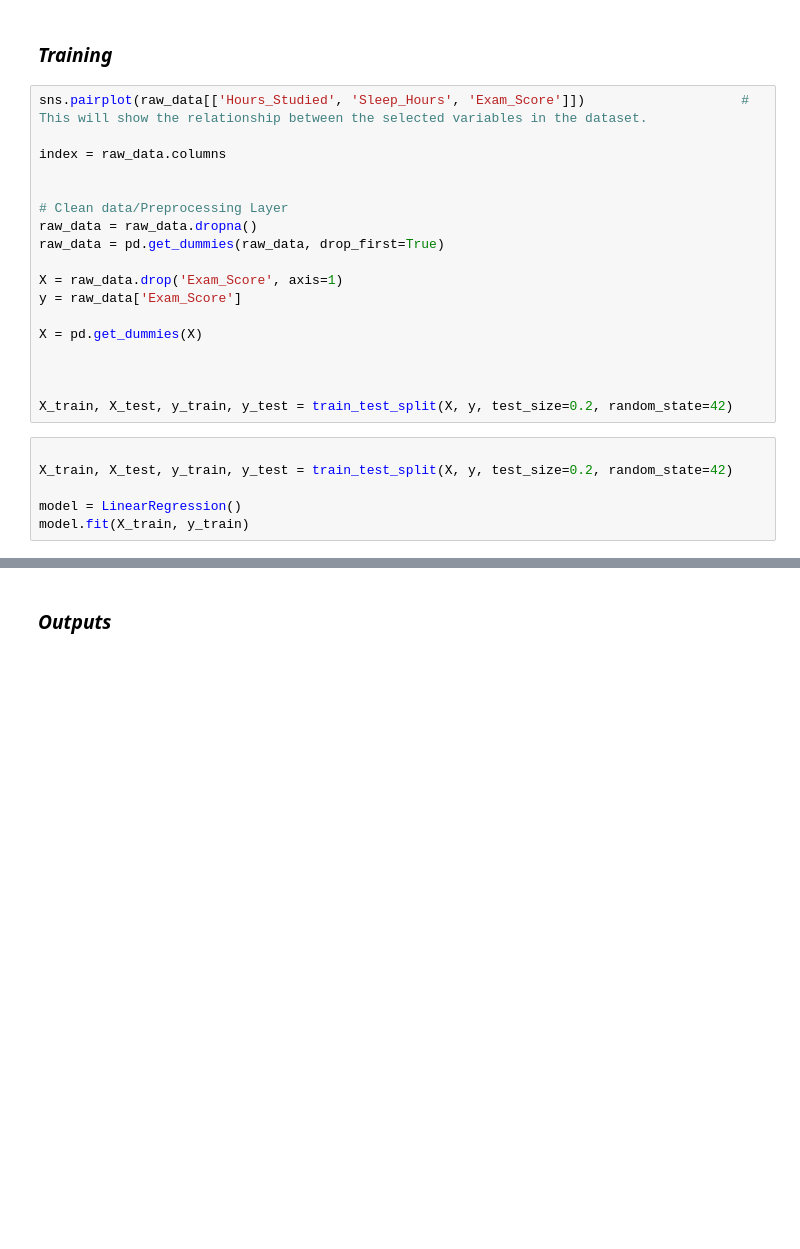
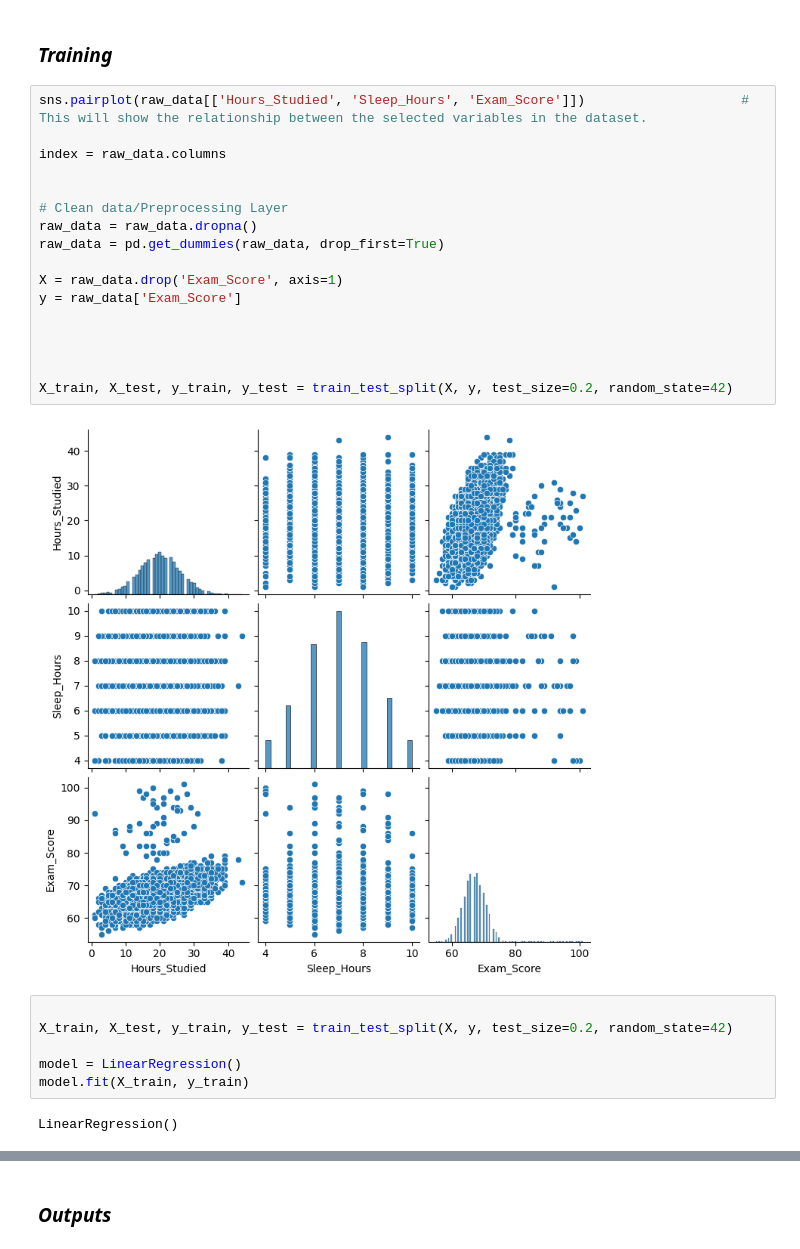
Before and after one commit to MHamzaS45/ExamScore-Linear-Regression-Algorithm, a Jupyter notebook: documentation.ipynb, the cells around one changed output, grey strips where cells are left out. Cells and saved outputs as stored; diff of their text form; blank space fills up the shorter version.

```diff
--- a/documentation.ipynb
+++ b/documentation.ipynb
@@ -44,27 +34,30 @@ NameError: name 'pd' is not defined
 # %%
 sns.pairplot(raw_data[['Hours_Studied', 'Sleep_Hours', 'Exam_Score']])                    # This will show the relationship between the selected variables in the dataset.
 
 index = raw_data.columns
 
 
 # Clean data/Preprocessing Layer
 raw_data = raw_data.dropna()
 raw_data = pd.get_dummies(raw_data, drop_first=True)
 
 X = raw_data.drop('Exam_Score', axis=1)
 y = raw_data['Exam_Score']
 
-X = pd.get_dummies(X)
 
 
 
 X_train, X_test, y_train, y_test = train_test_split(X, y, test_size=0.2, random_state=42)
+# %% [output]
+[figure, added]
 # %%
 
 X_train, X_test, y_train, y_test = train_test_split(X, y, test_size=0.2, random_state=42)
 
 model = LinearRegression()
 model.fit(X_train, y_train)
+# %% [output]
+LinearRegression()
 # %%
 print(model.coef_)
 # Examining the coefficients of the model.
```
Also changed, not shown: parts of 10 cells of this notebook.
